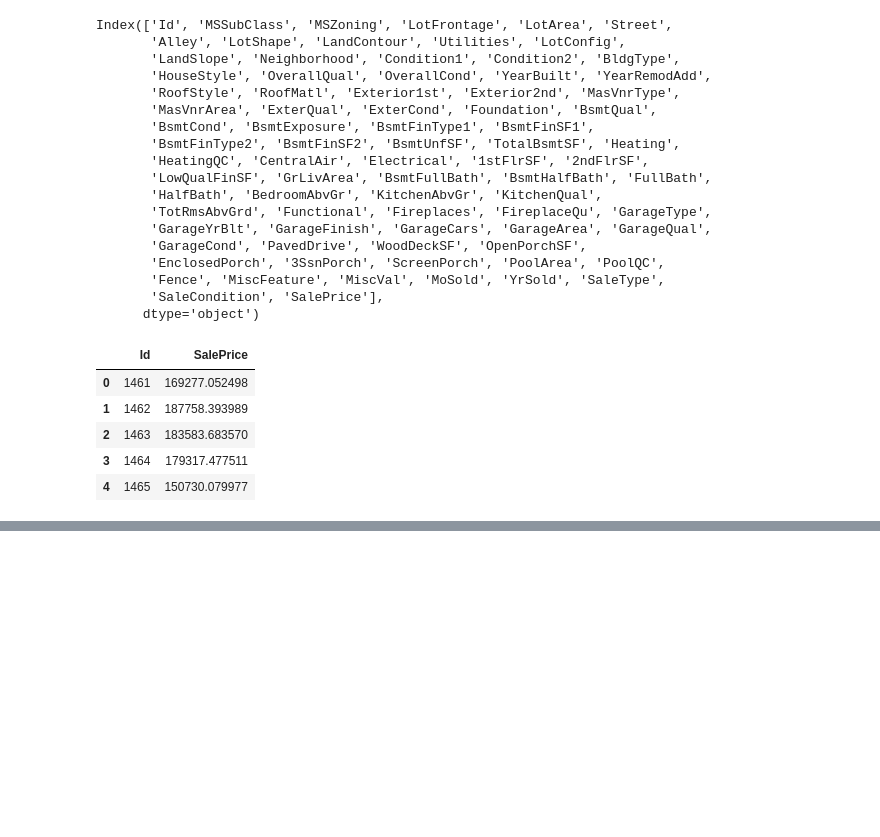
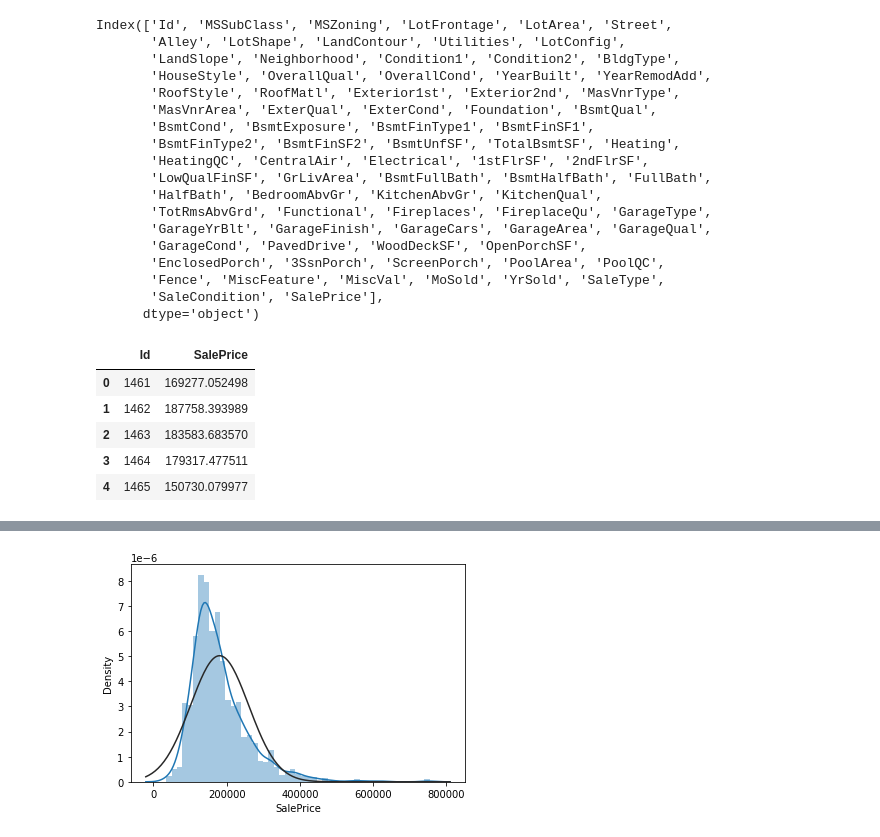
Before and after one commit to team-ida-winx-enchantix/house-price-regression, a Jupyter notebook: srcs/baseline.ipynb, the cells around one changed output, grey strips where cells are left out. Cells and saved outputs as stored; diff of their text form; code cells hidden in the pictures; blank space fills up the shorter version.

```diff
--- a/srcs/baseline.ipynb
+++ b/srcs/baseline.ipynb
@@ -91,0 +197,4 @@ sample_submission.head()
+# %%
+sns.distplot(train_df['SalePrice'], fit=stats.norm);
+# %% [output]
+[figure, added]
```
Also changed, not shown: parts of 25 cells of this notebook.
